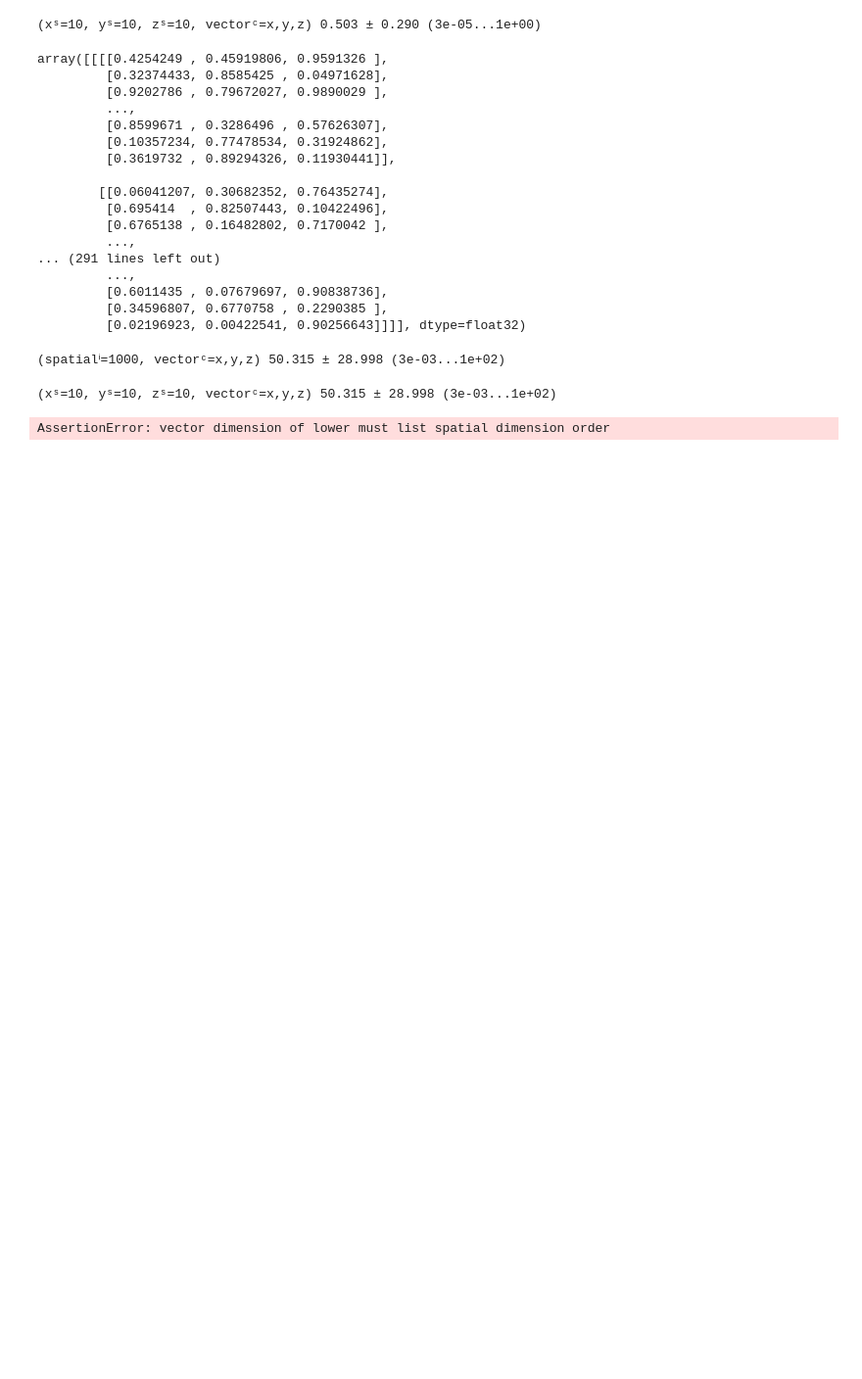
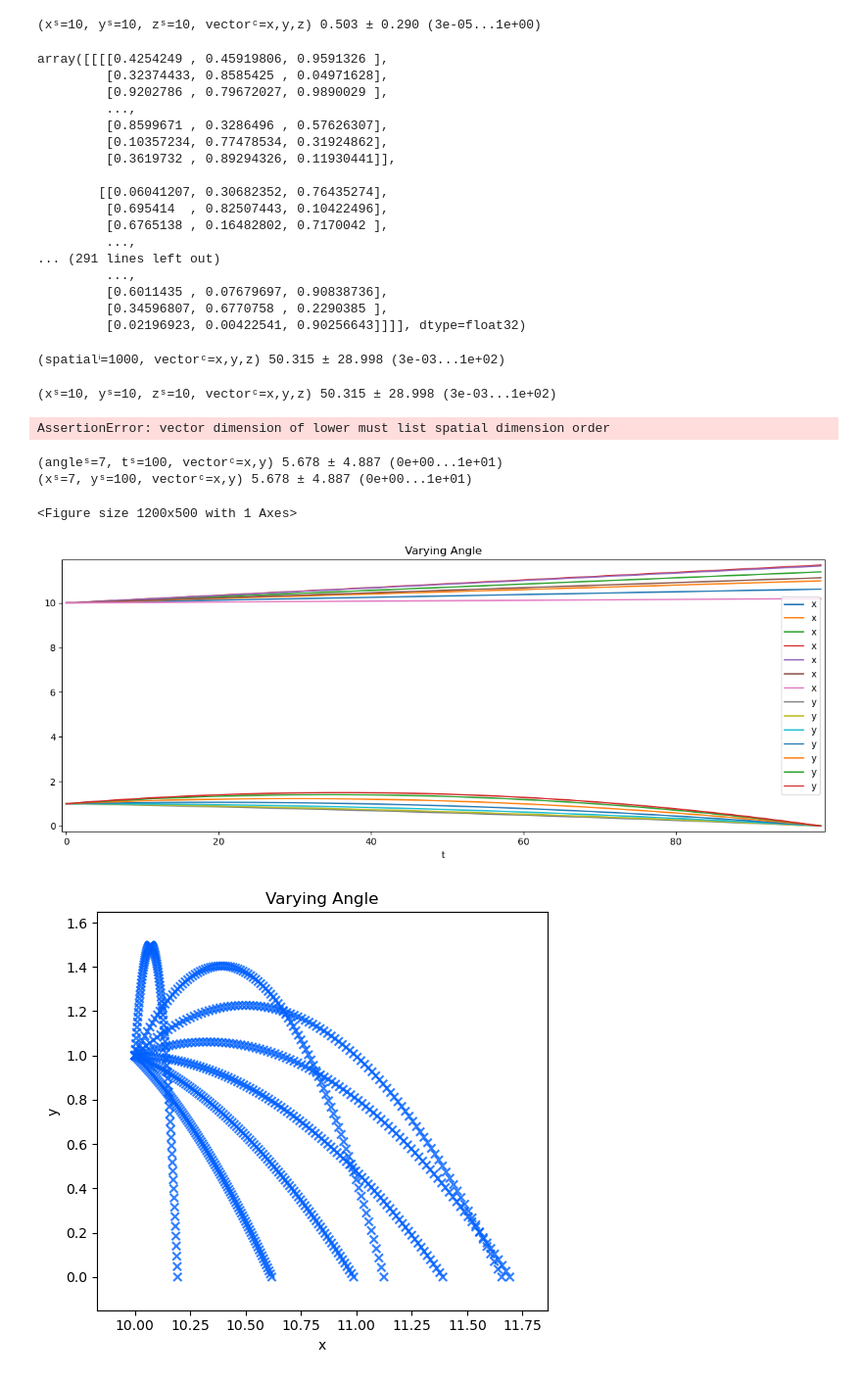
Before and after one commit to marcelroed/PhiFlow, a Jupyter notebook: notebooks/00-fundamentals.ipynb, the cells around one changed output. Shown at 98% size. Drawn from its saved outputs; the diff is of its cells as text; code cells hidden in the pictures; blank space fills up the shorter version.

```diff
--- a/notebooks/00-fundamentals.ipynb
+++ b/notebooks/00-fundamentals.ipynb
@@ -56,0 +62,36 @@ AssertionError: vector dimension of lower must list spatial dimension order
+# %%
+# Question from Linglai
+# from phi.tf.flow import *
+from phi.torch.flow import *
+# from phi.jax.stax.flow import *
+
+def simulate_hit(pos, height, vel, angle, gravity=1.):
+    vel_x, vel_y = math.cos(angle) * vel, math.sin(angle) * vel
+    height = math.maximum(height, .5)
+    hit_time = (vel_y + math.sqrt(vel_y**2 + 2 * gravity * height)) / gravity
+    return pos + vel_x * hit_time, hit_time, height, vel_x, vel_y
+
+def sample_trajectory(pos, height, vel, angle, gravity=1.):
+    hit, hit_time, height, vel_x, vel_y = simulate_hit(pos, height, vel, angle, gravity)
+    t = math.linspace(0, hit_time, spatial(t=100))
+    return vec(x=pos + vel_x * t, y=height + vel_y * t - gravity / 2 * t ** 2)
+
+traj = sample_trajectory(tensor(10), 1, 1, math.linspace(-PI/4, 1.5, channel(angle=7)))
+# print(traj)
+vis.plot(traj, title="Varying Angle")
+
+traj = sample_trajectory(tensor(10), 1, 1, math.linspace(-PI/4, 1.5, instance(angle=7)))
+# print(traj)
+vis.plot(traj, title="Varying Angle")
+
+traj = sample_trajectory(tensor(10), 1, 1, math.linspace(-PI/4, 1.5, spatial(angle=7)))
+print(traj)
+traj = math.rename_dims(traj, ['angle', 't'], ['x', 'y'])
+print(traj)
+vis.plot(traj, title="Varying Angle")
+# %% [output]
+(angleˢ=7, tˢ=100, vectorᶜ=x,y) 5.678 ± 4.887 (0e+00...1e+01)
+(xˢ=7, yˢ=100, vectorᶜ=x,y) 5.678 ± 4.887 (0e+00...1e+01)
+<Figure size 1200x500 with 1 Axes>
+[figure, added]
+[figure, added]
```
Also changed, not shown: parts of 6 cells of this notebook, 5 other files.
